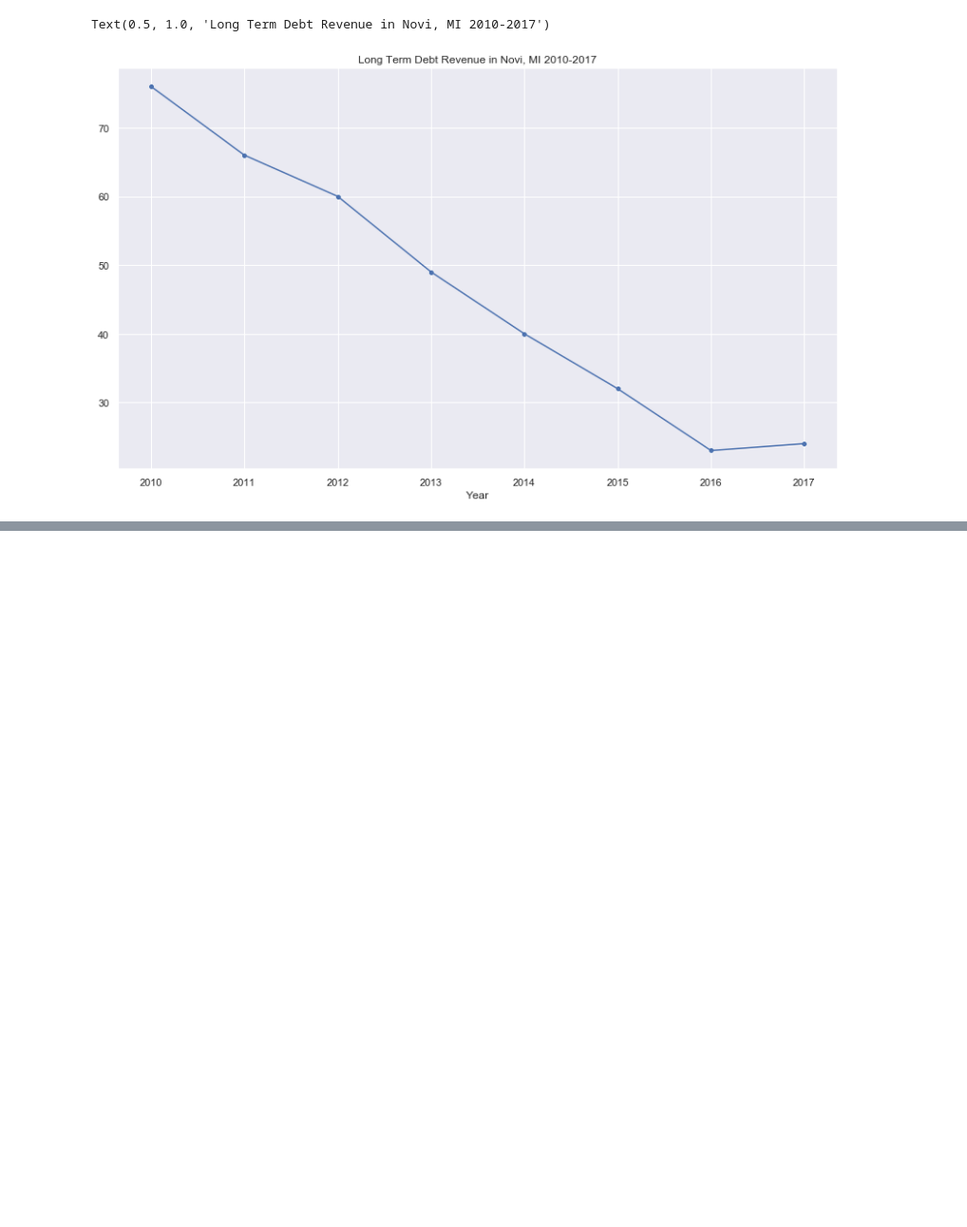
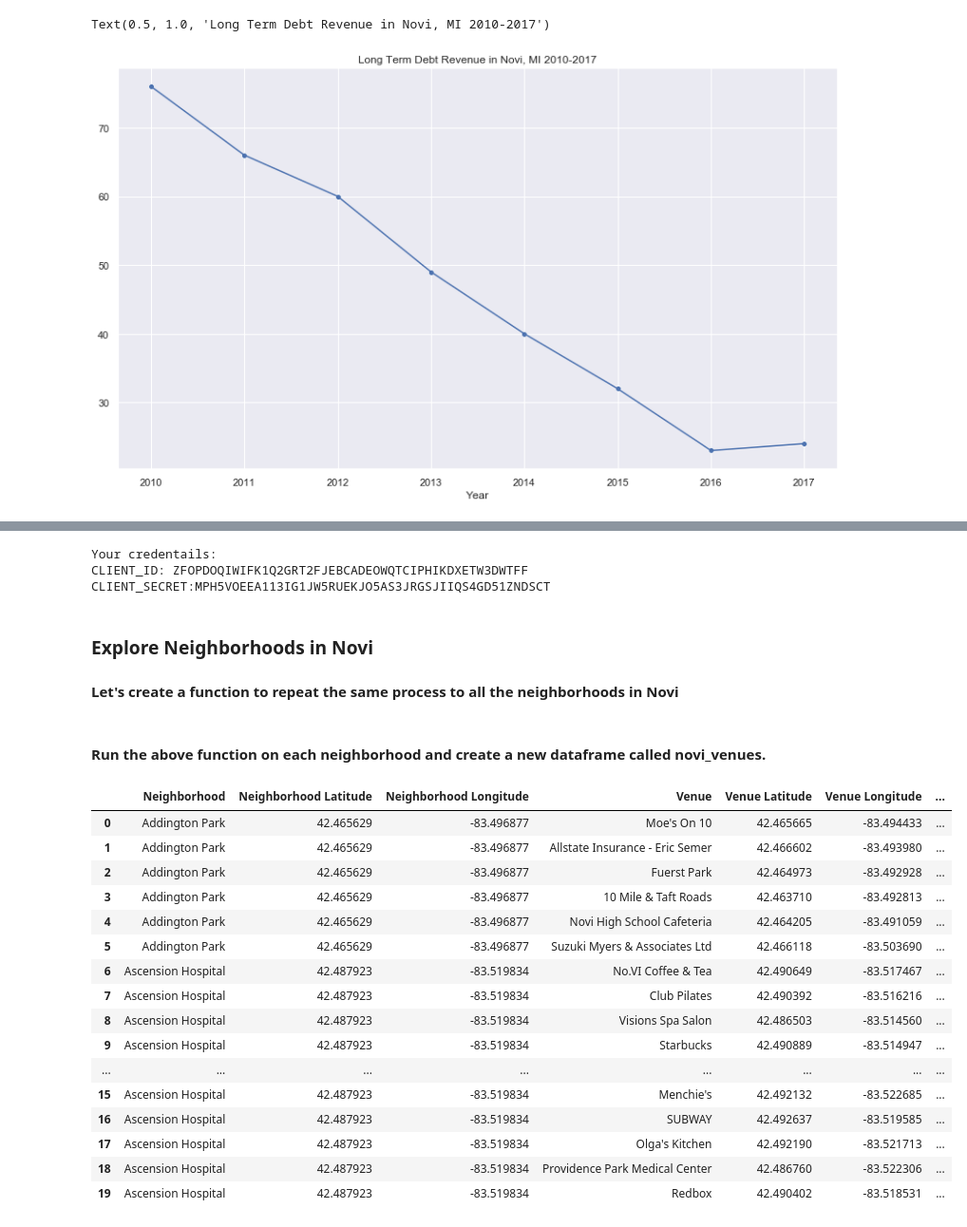
Before and after one commit to yunjcai/Segmenting-and-Clustering-Neighborhoods-in-Novi-MI, a Jupyter notebook: Segmenting and Clustering Neighborhoods in Novi.ipynb, the cells around one changed output, grey strips where cells are left out. Shown at 95% size. Saved outputs shown, nothing was run; the diff lists cells and outputs as text; code cells hidden in the pictures; blank space fills up the shorter version.

Commit message:
Segmenting and Clustering Neighborhoods in Novi MI

```diff
--- a/Segmenting and Clustering Neighborhoods in Novi.ipynb
+++ b/Segmenting and Clustering Neighborhoods in Novi.ipynb
@@ -439,0 +483,8 @@ Text(0.5, 1.0, 'Long Term Debt Revenue in Novi, MI 2010-2017')
+# %%
+address = 'Novi, MI'
+
+geolocator = Nominatim(user_agent='Novi')
+location = geolocator.geocode(address)
+latitude = location.latitude
+longitude = location.longitude
+print('The geograpical coordinate of Novi are {}, {}.'.format(latitude, longitude))
@@ -439,0 +495,18 @@ Text(0.5, 1.0, 'Long Term Debt Revenue in Novi, MI 2010-2017')
+# %%
+# create map of Manhattan using latitude and longitude values
+map_novi = folium.Map(location=[latitude, longitude], zoom_start=12)
+
+# add markers to map
+for lat, lng, label in zip(novi_neigh['Latitude'], novi_neigh['Longitude'], novi_neigh['Neighborhood']):
+    label = folium.Popup(label, parse_html=True)
+    folium.CircleMarker(
+        [lat, lng],
+        radius=5,
+        popup=label,
+        color='blue',
+        fill=True,
+        fill_color='#3186cc',
+        fill_opacity=0.7,
+        parse_html=False).add_to(map_novi)
+
+map_novi
@@ -439,0 +517,17 @@ Text(0.5, 1.0, 'Long Term Debt Revenue in Novi, MI 2010-2017')
+# %%
+CLIENT_ID = 'ZFOPDOQIWIFK1Q2GRT2FJEBCADEOWQTCIPHIKDXETW3DWTFF' # your Foursquare ID
+CLIENT_SECRET = 'MPH5VOEEA113IG1JW5RUEKJO5AS3JRGSJIIQS4GD51ZNDSCT' # your Foursquare Secret
+VERSION = '20180605' # Foursquare API version
+LIMIT = 30
+
+print('Your credentails:')
+print('CLIENT_ID: ' + CLIENT_ID)
+print('CLIENT_SECRET:' + CLIENT_SECRET)
+# %% [output]
+Your credentails:
+CLIENT_ID: ZFOPDOQIWIFK1Q2GRT2FJEBCADEOWQTCIPHIKDXETW3DWTFF
+CLIENT_SECRET:MPH5VOEEA113IG1JW5RUEKJO5AS3JRGSJIIQS4GD51ZNDSCT
+# %% [markdown]
+### Explore Neighborhoods in Novi
+
+#### Let's create a function to repeat the same process to all the neighborhoods in Novi
@@ -439,0 +574,27 @@ Text(0.5, 1.0, 'Long Term Debt Revenue in Novi, MI 2010-2017')
+# %% [markdown]
+#### Run the above function on each neighborhood and create a new dataframe called novi_venues.
+# %%
+novi_venues = getNearbyVenues(names=novi_neigh['Neighborhood'],
+                                   latitudes=novi_neigh['Latitude'],
+                                   longitudes=novi_neigh['Longitude']
+                                  )
+# %%
+novi_venues.head(20)
+# %% [output]
+|  | Neighborhood | Neighborhood Latitude | Neighborhood Longitude | Venue | Venue Latitude | Venue Longitude | ... |
+| 0 | Addington Park | 42.465629 | -83.496877 | Moe's On 10 | 42.465665 | -83.494433 | ... |
+| 1 | Addington Park | 42.465629 | -83.496877 | Allstate Insurance - Eric Semer | 42.466602 | -83.493980 | ... |
+| 2 | Addington Park | 42.465629 | -83.496877 | Fuerst Park | 42.464973 | -83.492928 | ... |
+| 3 | Addington Park | 42.465629 | -83.496877 | 10 Mile & Taft Roads | 42.463710 | -83.492813 | ... |
+| 4 | Addington Park | 42.465629 | -83.496877 | Novi High School Cafeteria | 42.464205 | -83.491059 | ... |
+| 5 | Addington Park | 42.465629 | -83.496877 | Suzuki Myers & Associates Ltd | 42.466118 | -83.503690 | ... |
+| 6 | Ascension Hospital | 42.487923 | -83.519834 | No.VI Coffee & Tea | 42.490649 | -83.517467 | ... |
+| 7 | Ascension Hospital | 42.487923 | -83.519834 | Club Pilates | 42.490392 | -83.516216 | ... |
+| 8 | Ascension Hospital | 42.487923 | -83.519834 | Visions Spa Salon | 42.486503 | -83.514560 | ... |
+| 9 | Ascension Hospital | 42.487923 | -83.519834 | Starbucks | 42.490889 | -83.514947 | ... |
+| ... | ... | ... | ... | ... | ... | ... | ... |
+| 15 | Ascension Hospital | 42.487923 | -83.519834 | Menchie's | 42.492132 | -83.522685 | ... |
+| 16 | Ascension Hospital | 42.487923 | -83.519834 | SUBWAY | 42.492637 | -83.519585 | ... |
+| 17 | Ascension Hospital | 42.487923 | -83.519834 | Olga's Kitchen | 42.492190 | -83.521713 | ... |
+| 18 | Ascension Hospital | 42.487923 | -83.519834 | Providence Park Medical Center | 42.486760 | -83.522306 | ... |
+| 19 | Ascension Hospital | 42.487923 | -83.519834 | Redbox | 42.490402 | -83.518531 | ... |
```
Also changed, not shown: parts of 49 cells of this notebook.
